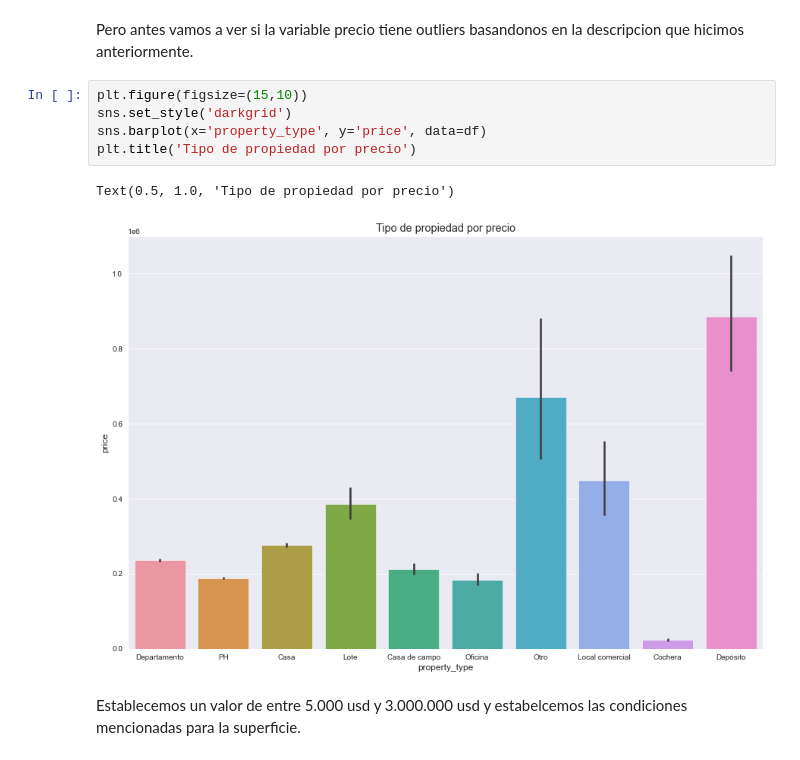
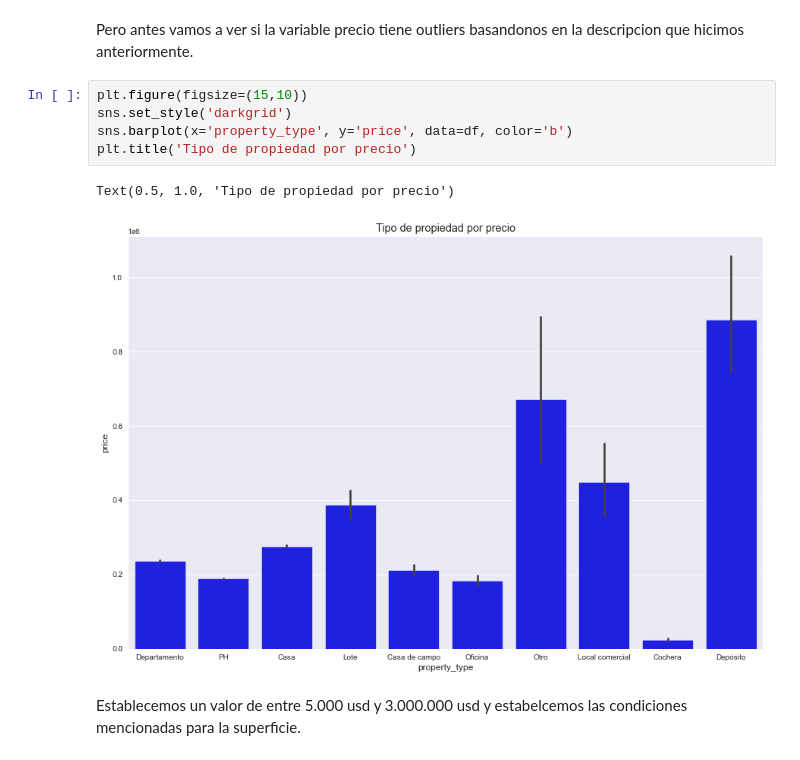
Before and after one commit to ldotto46/01.Proj_Real-State, a Jupyter notebook: DS_Proyecto_01(Rodriguez Luis).ipynb, the cells around one changed output. Drawn from its saved outputs; the diff is of its cells as text.

```diff
--- a/DS_Proyecto_01(Rodriguez Luis).ipynb
+++ b/DS_Proyecto_01(Rodriguez Luis).ipynb
@@ -340,11 +340,11 @@ Pero antes vamos a ver si la variable precio tiene outliers basandonos en la des
 # %%
 plt.figure(figsize=(15,10))
 sns.set_style('darkgrid')
-sns.barplot(x='property_type', y='price', data=df)
+sns.barplot(x='property_type', y='price', data=df, color='b')
 plt.title('Tipo de propiedad por precio')
 # %% [output]
 Text(0.5, 1.0, 'Tipo de propiedad por precio')
-[figure, old version]
+[figure, new version]
 # %% [markdown]
 Establecemos un valor de entre 5.000 usd y 3.000.000 usd y estabelcemos las condiciones mencionadas para la superficie.
 # %%
```
Also changed, not shown: parts of 14 cells of this notebook.
